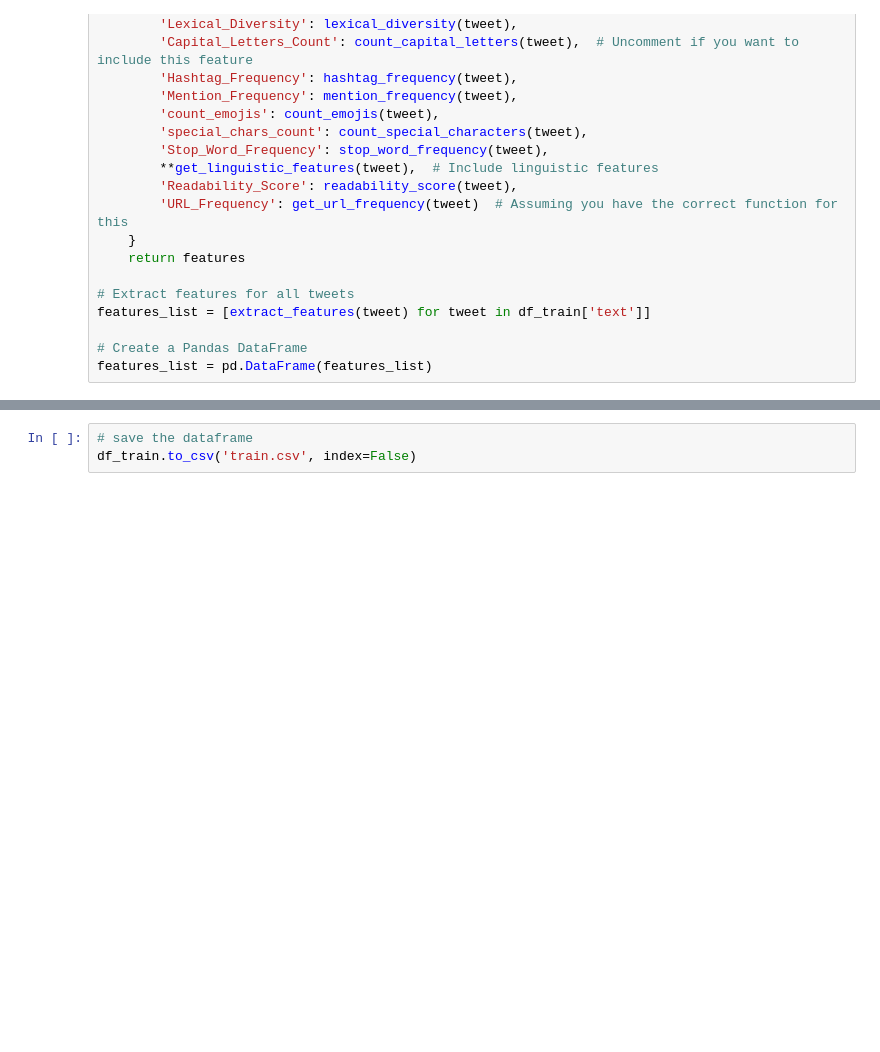
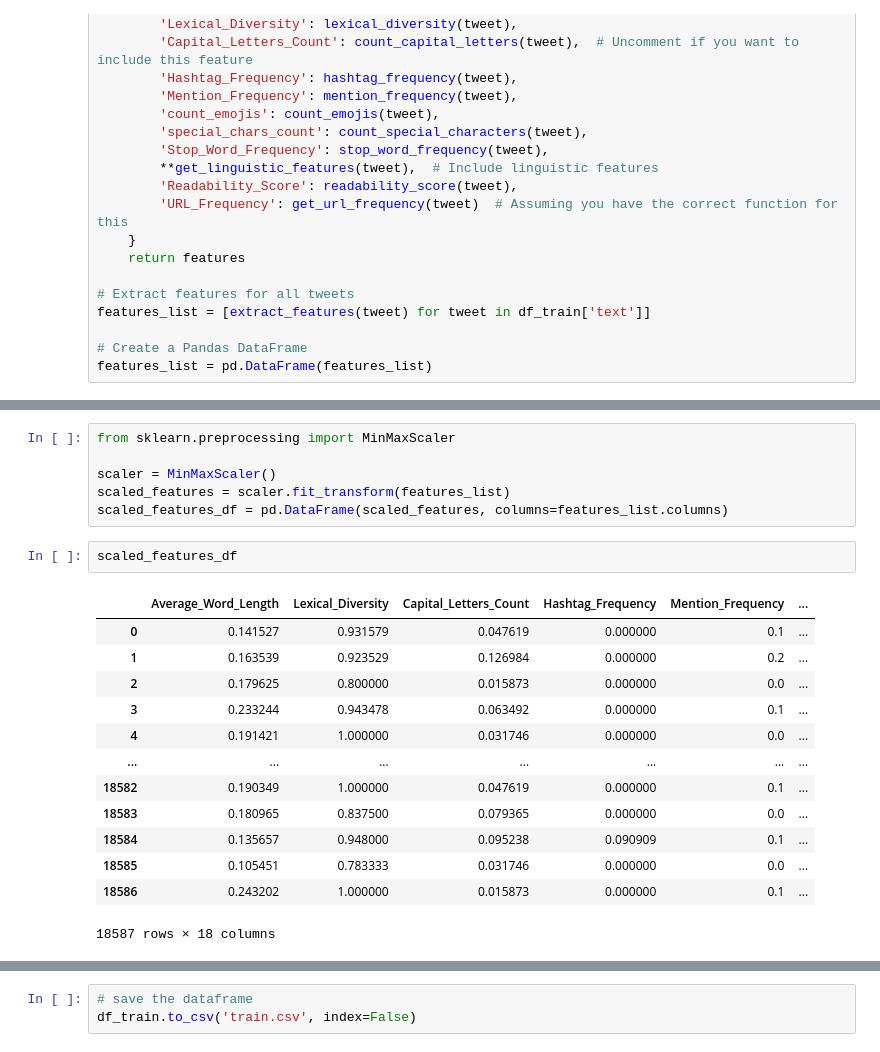
Before and after one commit to pasan-SK/AiLERT-FYP, a Jupyter notebook: Stylometric/make-csv-files.ipynb, the cells around one changed output, grey strips where cells are left out. Saved outputs shown, nothing was run; the diff lists cells and outputs as text; blank space fills up the shorter version.

```diff
--- a/Stylometric/make-csv-files.ipynb
+++ b/Stylometric/make-csv-files.ipynb
@@ -226,2 +226,24 @@ features_list
+# %%
+from sklearn.preprocessing import MinMaxScaler
+
+scaler = MinMaxScaler()
+scaled_features = scaler.fit_transform(features_list)
+scaled_features_df = pd.DataFrame(scaled_features, columns=features_list.columns)
+# %%
+scaled_features_df
+# %% [output]
+|  | Average_Word_Length | Lexical_Diversity | Capital_Letters_Count | Hashtag_Frequency | Mention_Frequency | ... |
+| 0 | 0.141527 | 0.931579 | 0.047619 | 0.000000 | 0.1 | ... |
+| 1 | 0.163539 | 0.923529 | 0.126984 | 0.000000 | 0.2 | ... |
+| 2 | 0.179625 | 0.800000 | 0.015873 | 0.000000 | 0.0 | ... |
+| 3 | 0.233244 | 0.943478 | 0.063492 | 0.000000 | 0.1 | ... |
+| 4 | 0.191421 | 1.000000 | 0.031746 | 0.000000 | 0.0 | ... |
+| ... | ... | ... | ... | ... | ... | ... |
+| 18582 | 0.190349 | 1.000000 | 0.047619 | 0.000000 | 0.1 | ... |
+| 18583 | 0.180965 | 0.837500 | 0.079365 | 0.000000 | 0.0 | ... |
+| 18584 | 0.135657 | 0.948000 | 0.095238 | 0.090909 | 0.1 | ... |
+| 18585 | 0.105451 | 0.783333 | 0.031746 | 0.000000 | 0.0 | ... |
+| 18586 | 0.243202 | 1.000000 | 0.015873 | 0.000000 | 0.1 | ... |
+18587 rows × 18 columns
 # %%
 # merge the features with the original dataframe
```
Also changed, not shown: parts of 8 cells of this notebook, 5 other files.
